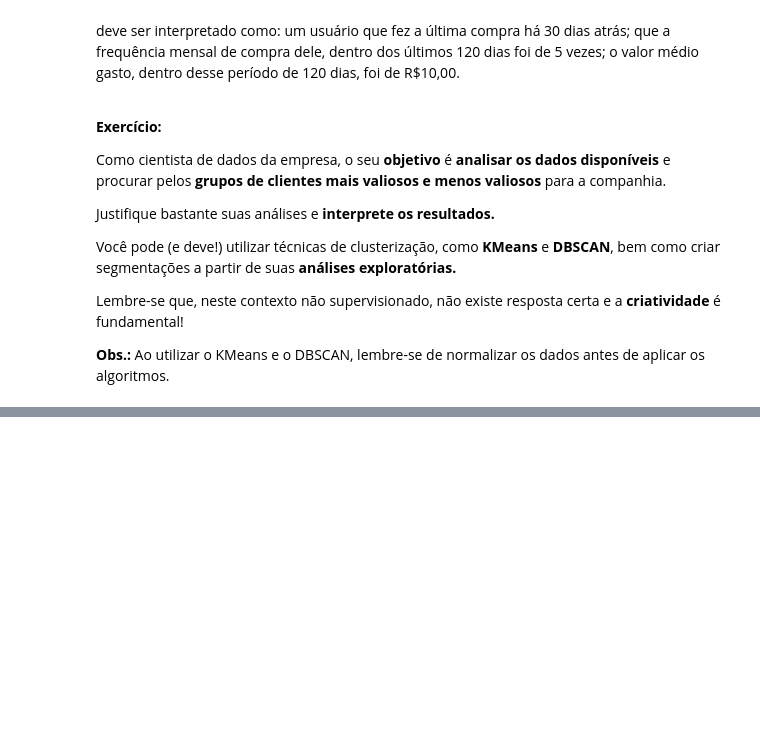
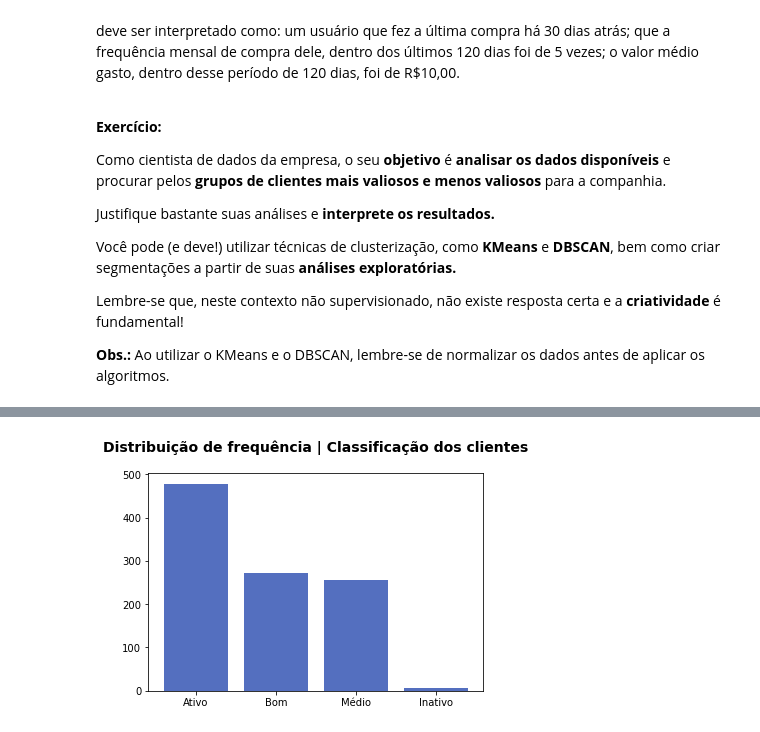
Before and after one commit to princya-oliveira/data-science, a Jupyter notebook: modulo_13_clusterizacao/clusterizacao_exercicio.ipynb, the cells around one changed output, grey strips where cells are left out. Saved outputs shown, nothing was run; the diff lists cells and outputs as text; code cells hidden in the pictures; blank space fills up the shorter version.

```diff
--- a/modulo_13_clusterizacao/clusterizacao_exercicio.ipynb
+++ b/modulo_13_clusterizacao/clusterizacao_exercicio.ipynb
@@ -77,0 +153,6 @@ df
+# %%
+df["rec_score"] = pd.qcut(df['rec'], 5, labels=[5, 4, 3, 2, 1])
+
+df["freq_score"] = pd.qcut(df['freq'].rank(method="first"), 5, labels=[1, 2, 3, 4, 5])
+df["valor_score"] = pd.qcut(df['valor'], 5, labels=[1, 2, 3, 4, 5])
+df['score']=df['rec_score'].astype(int)+df['freq_score'].astype(int)+df['valor_score'].astype(int)
@@ -77,0 +194,20 @@ df
+# %%
+#Separando os clientes por nível (Ativo, Bom, Médio e Inativo) com base na sua pontuação
+
+#Ativo: alta geração de receita e compram com frequência;
+#Bom: compras bastante frequentes e geração de receita média;
+#Médio: menos ativos, com pouca frequência de compra de baixa geração de receita;
+#Inativo: geram receita muito baixa e compram ocasionalmente.
+
+def rfm_level(score):
+    if  ((score >1) and (score < 4)):
+        return 'Inativo'
+    elif ((score >3) and (score < 8)):
+        return 'Médio'
+    elif ((score > 7) and (score <11)):
+        return 'Bom'
+    else:
+        return 'Ativo'
+# %%
+df['classificacao'] = df['score'].apply(lambda score : rfm_level(score))
+df.head()
@@ -77,0 +221,11 @@ df
+# %%
+#Visualizando o nº de clientes por nível/classificação
+#Pode-se inferir, a partir do gráfico, que a empresa tem bons clientes no geral,
+#considerando que a maioria deles se enquadra em clientes ativos ou bons, verificando-se
+#um baixo número de clientes inativos.
+
+plt.bar(df.classificacao.unique(), df.classificacao.value_counts(), color = '#546FBF')
+plt.title('Distribuição de frequência | Classificação dos clientes\n', {'fontsize': 14,'fontweight': 'bold'})
+plt.show()
+# %% [output]
+[figure, added]
```
Also changed, not shown: parts of 27 cells of this notebook, 4 other files.
